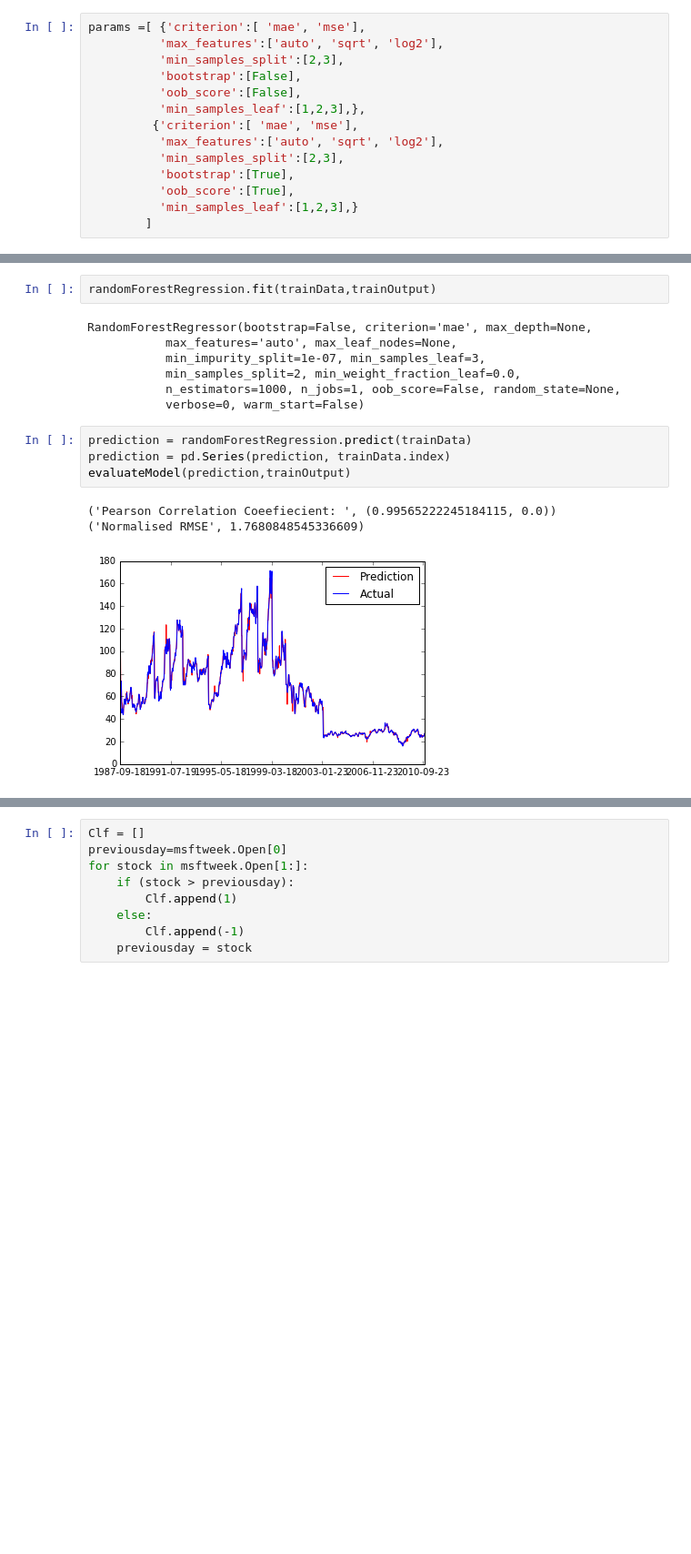
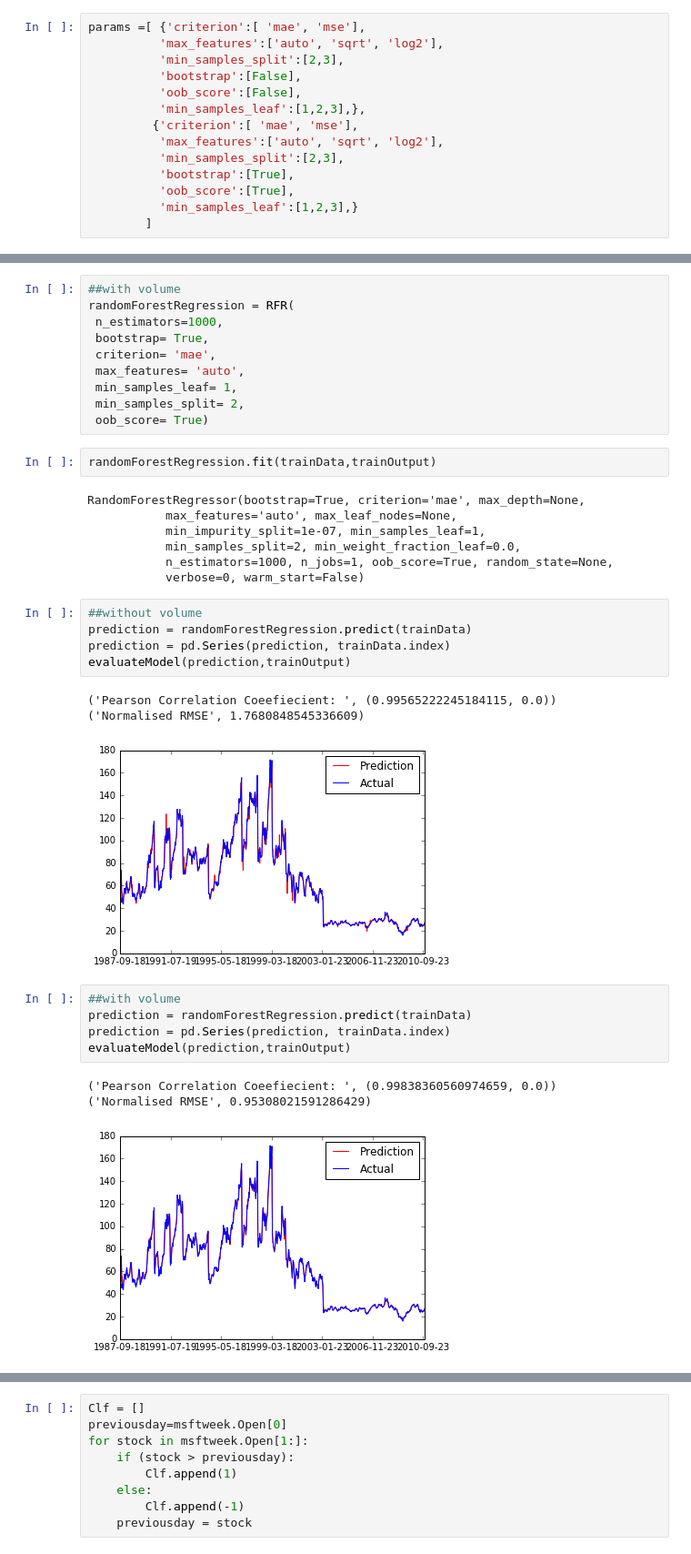
Before and after one commit to chuanfuyap/Stock_Data_Modelling-DataScienceProject-, a Jupyter notebook: Capstone_Project/Milestone 2.ipynb, the cells around one changed output, grey strips where cells are left out. Shown at 91% size. Cells and saved outputs as stored; diff of their text form; blank space fills up the shorter version.

Commit message:
added volume as features in model

```diff
--- a/Capstone_Project/Milestone 2.ipynb
+++ b/Capstone_Project/Milestone 2.ipynb
@@ -139,16 +166,27 @@ randomForestRegression = RFR(
  min_samples_leaf= 3,
  min_samples_split= 2,
  oob_score= False)
+# %%
+##with volume
+randomForestRegression = RFR(
+ n_estimators=1000,
+ bootstrap= True,
+ criterion= 'mae',
+ max_features= 'auto',
+ min_samples_leaf= 1,
+ min_samples_split= 2,
+ oob_score= True)
 # %%
 randomForestRegression.fit(trainData,trainOutput)
 # %% [output]
-RandomForestRegressor(bootstrap=False, criterion='mae', max_depth=None,
+RandomForestRegressor(bootstrap=True, criterion='mae', max_depth=None,
            max_features='auto', max_leaf_nodes=None,
-           min_impurity_split=1e-07, min_samples_leaf=3,
+           min_impurity_split=1e-07, min_samples_leaf=1,
            min_samples_split=2, min_weight_fraction_leaf=0.0,
-           n_estimators=1000, n_jobs=1, oob_score=False, random_state=None,
+           n_estimators=1000, n_jobs=1, oob_score=True, random_state=None,
            verbose=0, warm_start=False)
 # %%
+##without volume
 prediction = randomForestRegression.predict(trainData)
 prediction = pd.Series(prediction, trainData.index)
 evaluateModel(prediction,trainOutput)
@@ -156,4 +194,13 @@ evaluateModel(prediction,trainOutput)
 ('Pearson Correlation Coeefiecient: ', (0.99565222245184115, 0.0))
 ('Normalised RMSE', 1.7680848545336609)
 [figure]
+# %%
+##with volume
+prediction = randomForestRegression.predict(trainData)
+prediction = pd.Series(prediction, trainData.index)
+evaluateModel(prediction,trainOutput)
+# %% [output]
+('Pearson Correlation Coeefiecient: ', (0.99838360560974659, 0.0))
+('Normalised RMSE', 0.95308021591286429)
+[figure, added]
 # %%
```
Also changed, not shown: parts of 27 cells of this notebook, 2 other files.
